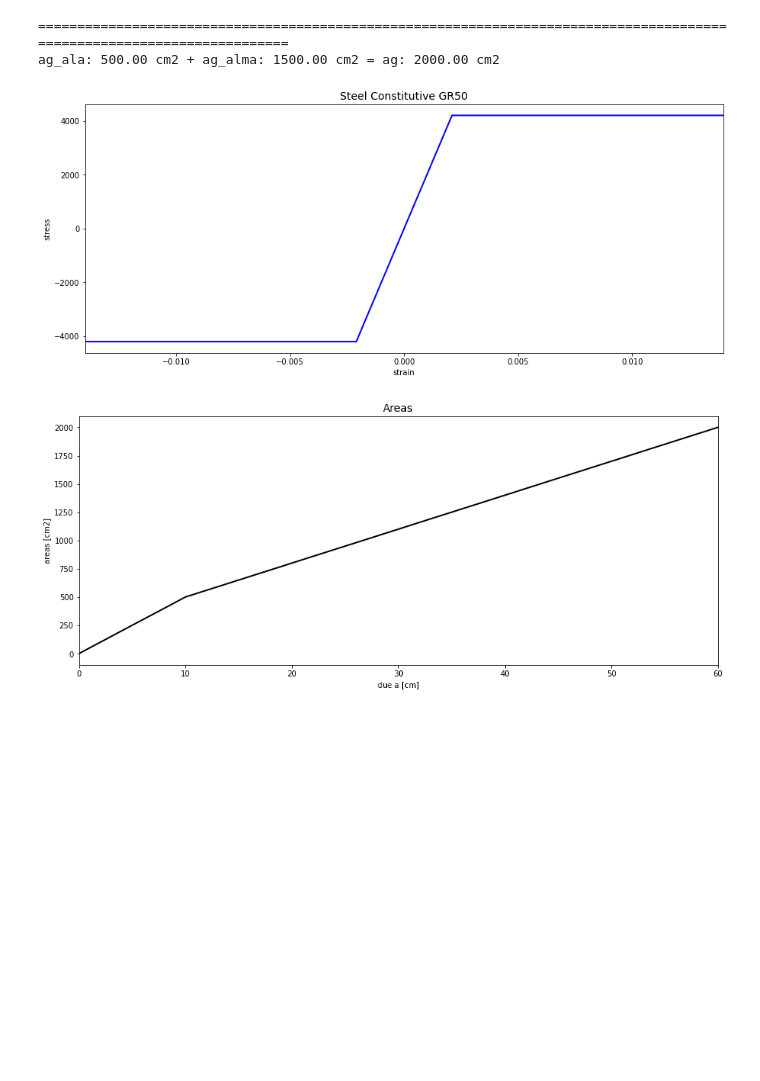
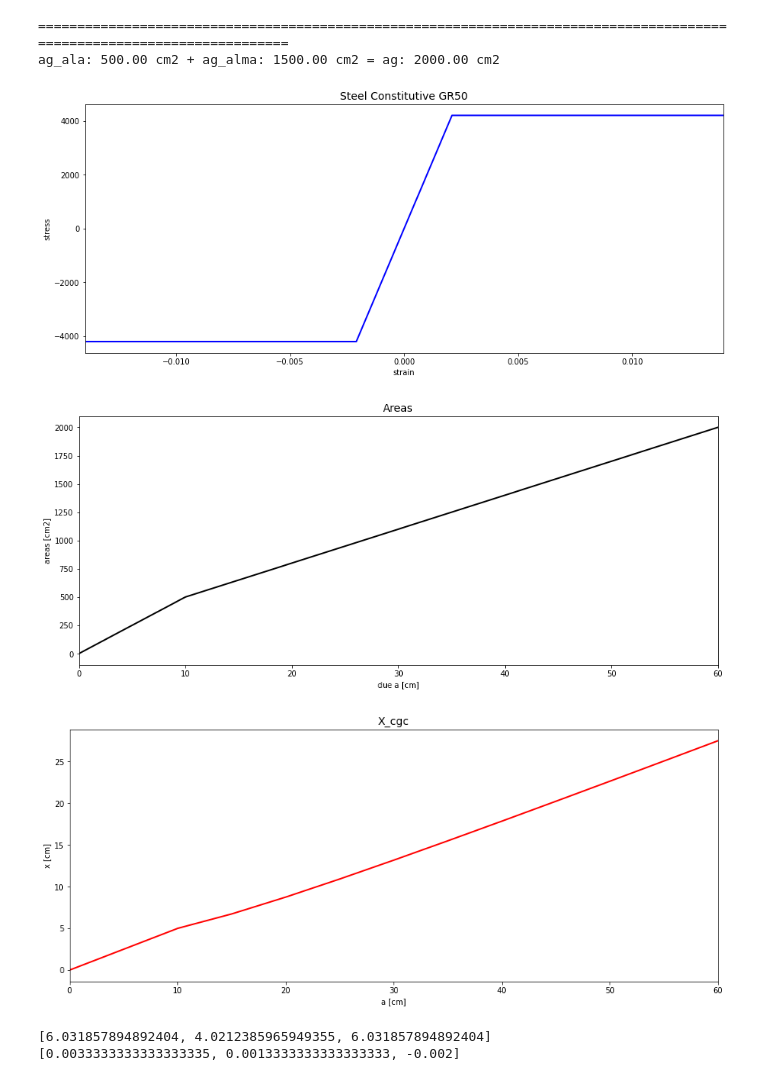
Before and after one commit to Normando1945/Repo_ConcreteII_Desing, a Jupyter notebook: Markdowns/03_Flexural_Strength_Design.ipynb, the cells around one changed output. Drawn from its saved outputs; the diff is of its cells as text; code cells hidden in the pictures; blank space fills up the shorter version.

```diff
--- a/Markdowns/03_Flexural_Strength_Design.ipynb
+++ b/Markdowns/03_Flexural_Strength_Design.ipynb
@@ -354,6 +356,17 @@ areas = np.array([
 ])
 
 
+x_cgc = []
+aa = []
+for a in np.arange(tf, h + 5, 5):
+    x_cgc.append((ag_ala*tf/2 + ((a-tf)*bw*(tf+(a-tf)/2))) / (bf*tf + (a-tf)*bw))
+    aa.append(a)
+
+aa = [0,*aa]
+x_cgc = [0,*x_cgc]
+x_cgc_df = pd.DataFrame(x_cgc, columns= ['x_cgc [cm]'])
+aa_df = pd.DataFrame(aa, columns= ['a [cm]'])
+
 print('='*120)
 print(f'ag_ala: {ag_ala:.2f} cm2 + ag_alma: {ag_alma:.2f} cm2 = ag: {ag:.2f} cm2')
 # %% [output]
@@ -362,11 +375,28 @@ ag_ala: 500.00 cm2 + ag_alma: 1500.00 cm2 = ag: 2000.00 cm2
 # %%
 #-----Plot---
 plotsteel = SimpleClass(steel[:,1], steel[:,0],title='Steel Constitutive GR50', xlabel='strain', ylabel='stress', color = (0,0,1))
 plotsteel.SimplePlot()
 
 plot_area_a = SimpleClass(areas[:,0], areas[:,1], title= 'Areas', xlabel= 'due a [cm]', ylabel= 'areas [cm2]',
                           color=(0,0,0))
 plot_area_a.SimplePlot()
+
+plot_x_cgc = SimpleClass(aa, x_cgc, title= 'X_cgc', xlabel= 'a [cm]', ylabel= 'x [cm]',
+                          color=(1,0,0))
+plot_x_cgc.SimplePlot()
 # %% [output]
 [figure]
 [figure]
+[figure, added]
+# %%
+as_capas = []
+es_capas = []
+for i in np.arange(0,len(d_capas),1):
+    as_capas.append(var_capas[i] * 1/4 * np.pi*diam_capas[i]**2)
+    es_capas.append((ec*(d_capas[i] - C))/C * -1)
+
+print(as_capas)
+print(es_capas)
+# %% [output]
+[6.031857894892404, 4.0212385965949355, 6.031857894892404]
+[0.0033333333333333335, 0.0013333333333333333, -0.002]
```
Also changed, not shown: parts of 1 cell of this notebook.
